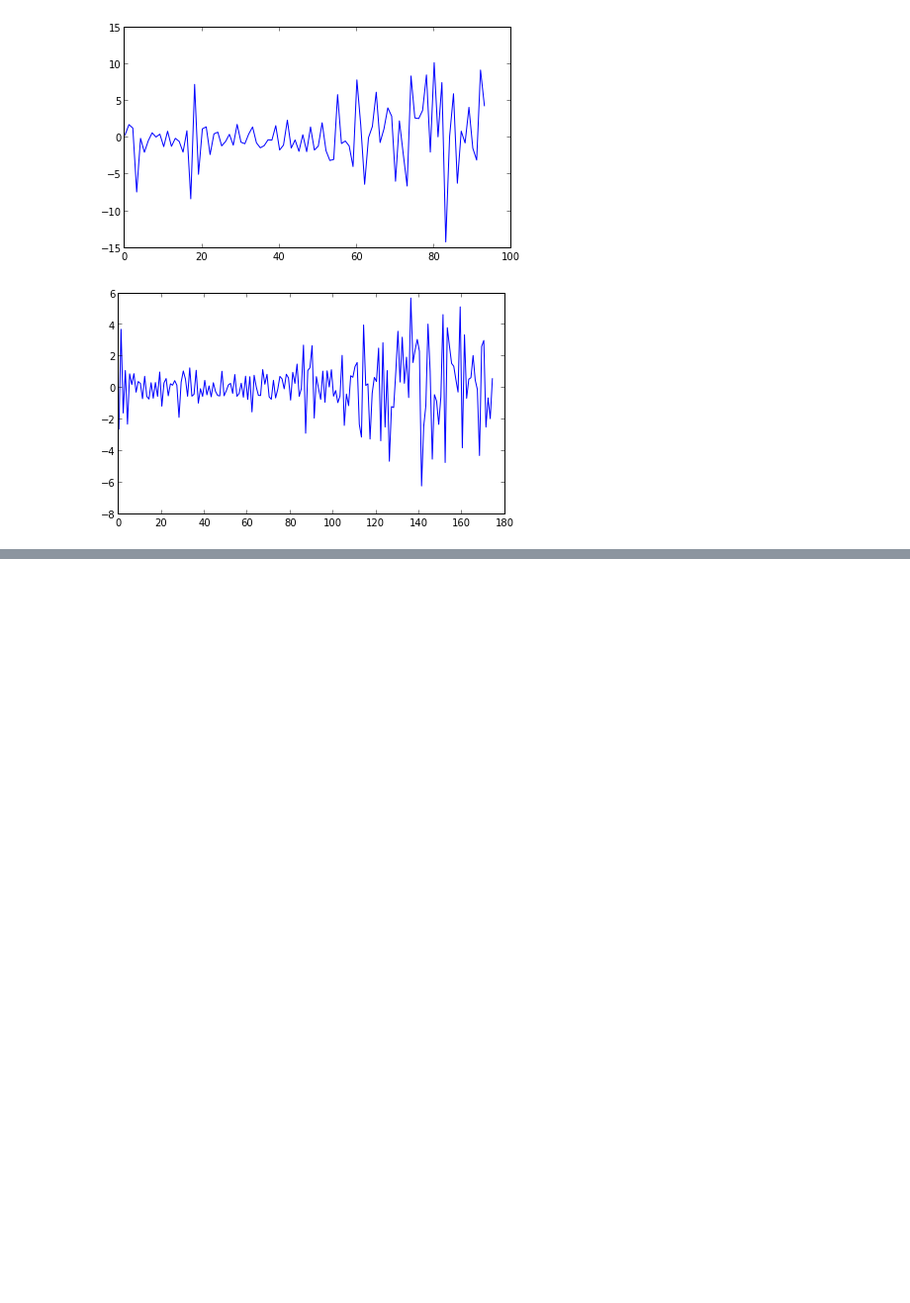
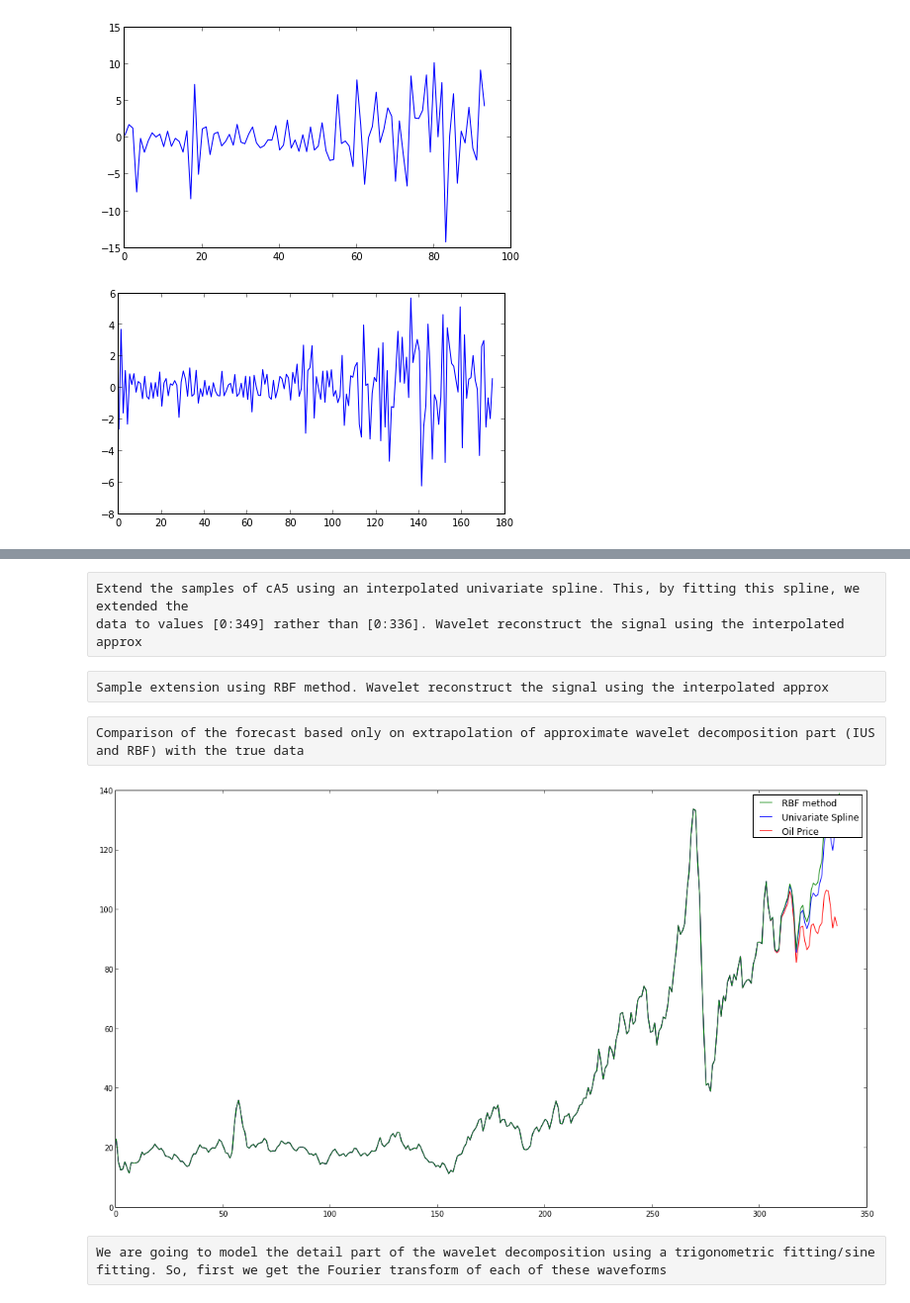
Before and after one commit to ankit-maverick/Wavelets_course_project, a Jupyter notebook: nb/Untitled0.ipynb, the cells around one changed output, grey strips where cells are left out. Shown: that part at 99% size. Cells and saved outputs as stored; diff of their text form; code cells hidden in the pictures; blank space fills up the shorter version.

Commit message:
Added some documentation. started fitting of remaining decomposed signals

```diff
--- a/nb/Untitled0.ipynb
+++ b/nb/Untitled0.ipynb
@@ -100,0 +78,31 @@ plt.show()
+# %% [raw]
+Extend the samples of cA5 using an interpolated univariate spline. This, by fitting this spline, we extended the
+data to values [0:349] rather than [0:336]. Wavelet reconstruct the signal using the interpolated approx
+# %%
+t0 = np.linspace(0,336,cA5.shape[0]).astype(int)
+ius_cA5 = InterpolatedUnivariateSpline(t0[:-2],cA5[:-2])
+ti = np.linspace(0,336,cA5.shape[0]).astype(int)
+cA5i1 = ius_cA5(ti)
+
+datai1 = pywt.waverec([cA5i1, cD5, cD4, cD3, cD2, cD1], 'db7')
+# %% [raw]
+Sample extension using RBF method. Wavelet reconstruct the signal using the interpolated approx
+# %%
+rbf_cA5 = Rbf(t0[:-2],cA5[:-2])
+cA5i2 = rbf_cA5(ti)
+datai2 = pywt.waverec([cA5i2, cD5, cD4, cD3, cD2, cD1], 'db7')
+# %% [raw]
+Comparison of the forecast based only on extrapolation of approximate wavelet decomposition part (IUS and RBF) with the true data
+# %%
+rcParams['figure.figsize'] = 18, 10
+p1, = plot(t, data[:, 0], 'r')
+p2, = plot(datai1, 'b')
+p3, = plot(datai2, 'g')
+
+legend([p3, p2, p1], ["RBF method", "Univariate Spline", "Oil Price"])
+
+plt.show()
+# %% [output]
+[figure, added]
+# %% [raw]
+We are going to model the detail part of the wavelet decomposition using a trigonometric fitting/sine fitting. So, first we get the Fourier transform of each of these waveforms
```
Also changed, not shown: parts of 7 cells of this notebook.
